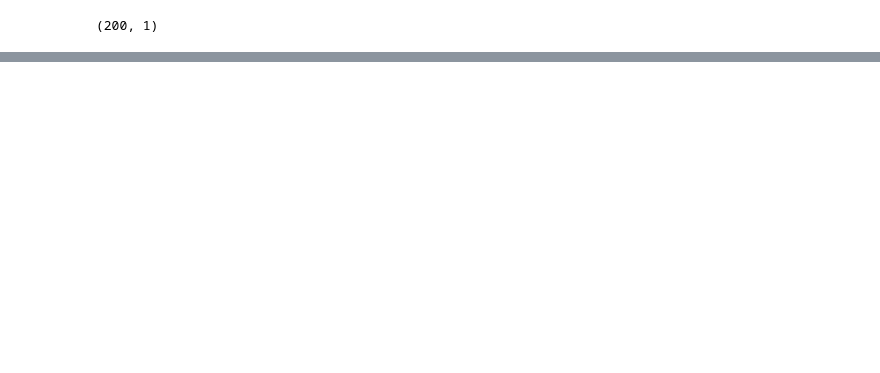
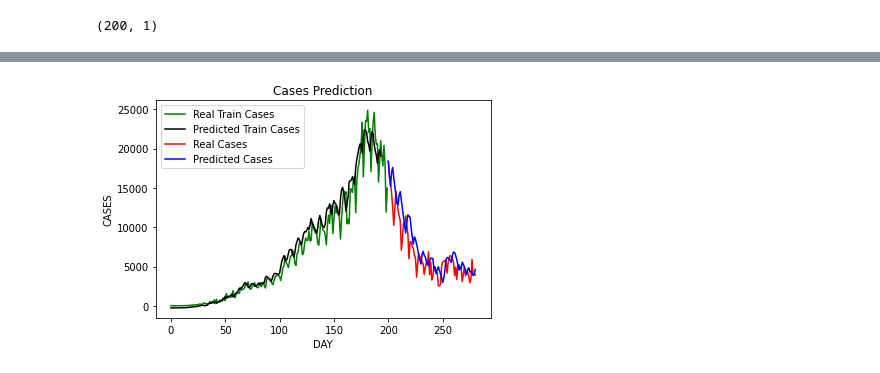
Before and after one commit to Nikhileswar-Komati/Machine_Learning, a Jupyter notebook: COVID/Covid_Time_Series.ipynb, the cells around one changed output, grey strips where cells are left out. Saved outputs shown, nothing was run; the diff lists cells and outputs as text; code cells hidden in the pictures; blank space fills up the shorter version.

```diff
--- a/COVID/Covid_Time_Series.ipynb
+++ b/COVID/Covid_Time_Series.ipynb
@@ -116,3 +123,24 @@ predicted_cases = sc.inverse_transform(predicted_cases)
+# %%
+# Visualising the results
+
+train_predicted_cases = sc.inverse_transform(model.predict(X_train))
+
+
+import matplotlib.pyplot as plt
+plt.plot(data.loc[:199, 'DAY'].values, training_set[:, 0], color = 'green', label = 'Real Train Cases')
+plt.plot(data.loc[:193, 'DAY'].values, train_predicted_cases[:, 0], color = 'black', label = 'Predicted Train Cases')
+plt.plot(data.loc[200:, 'DAY'].values, testing_set[:, 0], color = 'red', label = 'Real Cases')
+plt.plot(data.loc[200:, 'DAY'].values, predicted_cases[:, 0], color = 'blue', label = 'Predicted Cases')
+# plt.xticks(np.arange(0,459,50))
+plt.title('Cases Prediction')
+plt.xlabel('DAY')
+plt.ylabel('CASES')
+plt.legend()
+plt.show()
+#step-6
+#start-6
+# %% [output]
+[figure, added]
 # %%
 # Visualising the results
 plt.plot(data.loc[200:, 'DAY'].values, testing_set[:, 0], color = 'red', label = 'Real Cases')
```
Also changed, not shown: parts of 9 cells of this notebook.
